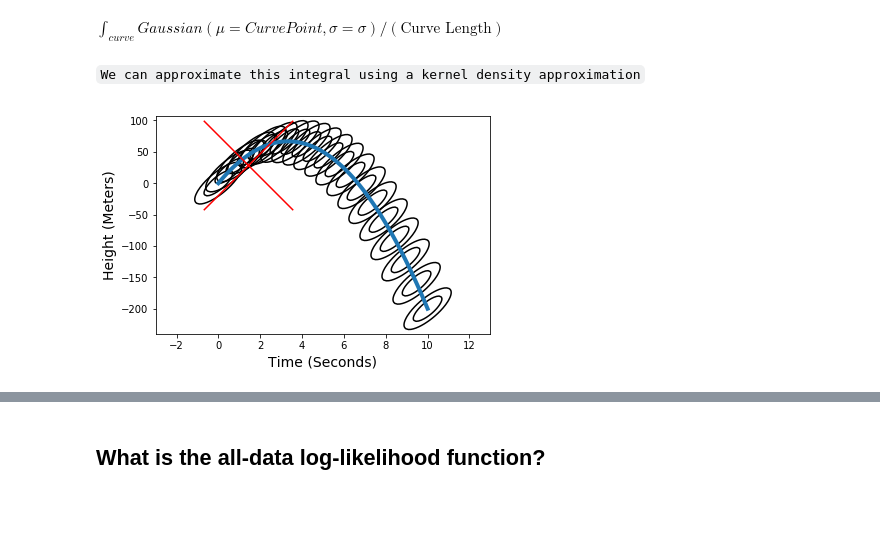
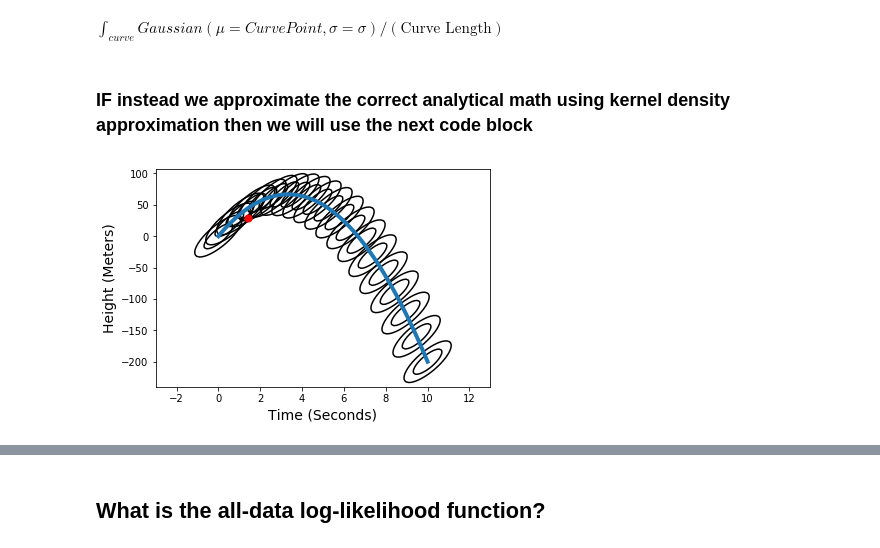
Before and after one commit to uofscphysics/STEM_Python_Course, a Jupyter notebook: Day_4/day_4_student_completed_workbook_likelihood_analysis.ipynb, the cells around one changed output, grey strips where cells are left out. Cells and saved outputs as stored; diff of their text form; code cells hidden in the pictures; blank space fills up the shorter version.

Commit message:
Fixed alot of bugs, added tangent alorightm, explained kernel algorithm
title says it

````diff
--- a/Day_4/day_4_student_completed_workbook_likelihood_analysis.ipynb
+++ b/Day_4/day_4_student_completed_workbook_likelihood_analysis.ipynb
@@ -403,12 +491,10 @@ def PlotContour(
 # %%
 #PLOTS  (YOU DONT NEED THIS CODE)
 #Plot the data:
-plt.scatter(times_2d,heights_2d)
+plt.scatter(times_2d,heights_2d, marker = '.')
 for i in range(len(times_2d)):
-    np=numpy
-    mu = np.array([times_2d[i],heights_2d[i]])
-    cov = covariance_matrix
-    Function = generate_experiment_error_function(mu, cov)
+    mu = numpy.array([times_2d[i],heights_2d[i]])
+    Function = generate_experiment_error_function(mu, covariance_matrix)
     PlotContour(
         Function = Function,
         DomainMinimumPoint = mu + numpy.array( [ 3, 40] ),
@@ -430,31 +516,3 @@ plt.draw()
 
 v_illustration = 40
 g_illustration = 12
-# %%
-#PLOTS  (YOU DONT NEED THIS CODE)
-#Plot only the first observation point:
-plt.scatter(times_2d[0],heights_2d[0])
-for i in range(len(times_2d)):
-    np=numpy
-    mu = np.array([times_2d[i],heights_2d[i]])
-    cov = covariance_matrix
-    Function = generate_experiment_error_function(mu, cov)
-    PlotContour(
-        Function = Function,
-        DomainMinimumPoint = mu + numpy.array( [ 3, 40] ),
-        DomainMaximumPoint = mu - numpy.array( [ 3, 40] ),
-        )
-    break
-
-    plt.xlabel('Time (Seconds)',fontsize=14)
-plt.ylabel('Height (Meters)',fontsize=14)
-
-
-
-#Plot a single attempt at the model, choosing a v and g ( our choice is for illustration only)
-PointsToTry = numpy.linspace(0, 10, 100)
-ValuesWeGet =  my_model( v = v_illustration, g = g_illustration, t = PointsToTry)
-plt.plot(PointsToTry, ValuesWeGet)
-
-
-plt.draw()
@@ -476,46 +577,46 @@ plt.draw()
 ``` Which ammounts to averaging the value of the points probabililty along the entire line. ```
 # %% [markdown]
 $  \int_{curve} Gaussian( \mu = CurvePoint, \sigma = \sigma)  /  ( \text{Curve Length} ) $
-# %% [markdown]
-``` We can approximate this integral using a kernel density approximation ```
+# %% [markdown]
+### IF instead we approximate the correct analytical math using kernel density approximation then we will use the next code block
 # %%
 #PLOTS  (YOU DONT NEED THIS CODE)
 
 
 #Plot the model which makes a curve
 PointsToTry = numpy.linspace(0, 10, 100)
 ValuesWeGet =  my_model( v = v_illustration, g = g_illustration, t = PointsToTry)
 plt.plot(PointsToTry, ValuesWeGet, linewidth = 4, zorder = 2)
 
 
 #Plot the contours along the curve model which will make up a kernel density estimation for observation probability
 TimesAlongModel = numpy.linspace(0, 10, 20)
 HeightsAlongModel = my_model( v = v_illustration, g = g_illustration, t = TimesAlongModel)
 for Time, Height in zip(TimesAlongModel, HeightsAlongModel ):
     #print ( Time, Height )
     mu = numpy.array([Time,Height])
 
     ErrorFunctionAlongModel = generate_experiment_error_function(mu, covariance_matrix)
     PlotContour(
         Function = ErrorFunctionAlongModel,
         DomainMinimumPoint = mu + numpy.array( [ 3, 40] ),
         DomainMaximumPoint = mu - numpy.array( [ 3, 40] ),
         )
 
 
 #Plot the single data point:
-plt.scatter(times_2d[0],heights_2d[0], marker = 'x', color = 'red', s=8000, zorder = 3)
+plt.scatter(times_2d[0],heights_2d[0], marker = '.', color = 'red', s=200, zorder = 3)
 
 
+
+#Add our desired labels, etc to the plot:
 plt.xlabel('Time (Seconds)',fontsize=14)
 plt.ylabel('Height (Meters)',fontsize=14)
 
-
-
-
+#Finally show the plot:
 plt.draw()
 # %% [output]
-[figure, old version]
+[figure, new version]
 # %%
 def probability_of_single_measurement_2D(
     observed_time,
````
Also changed, not shown: parts of 29 cells of this notebook.
